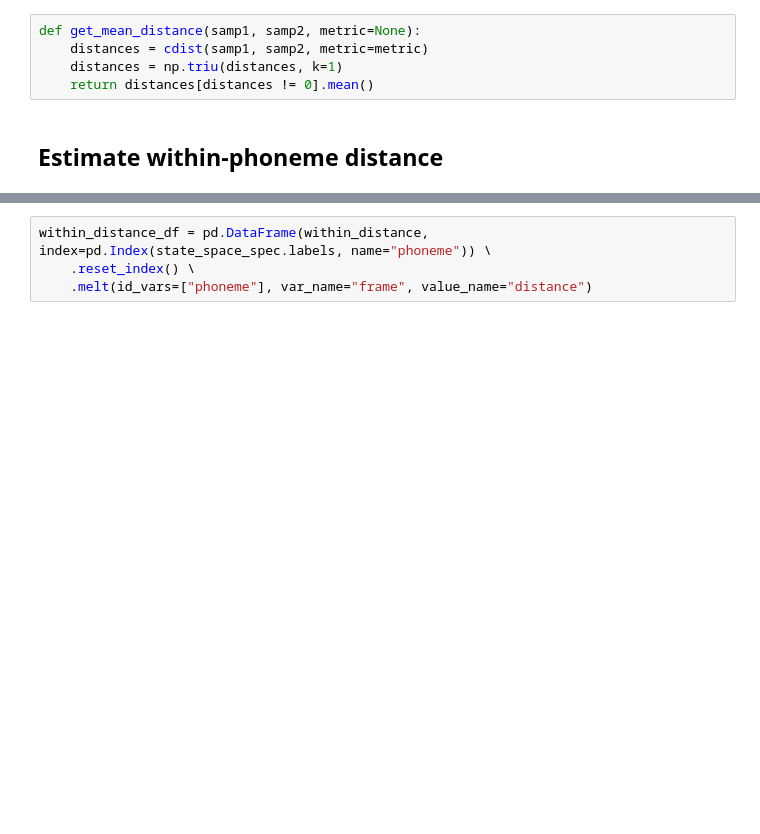
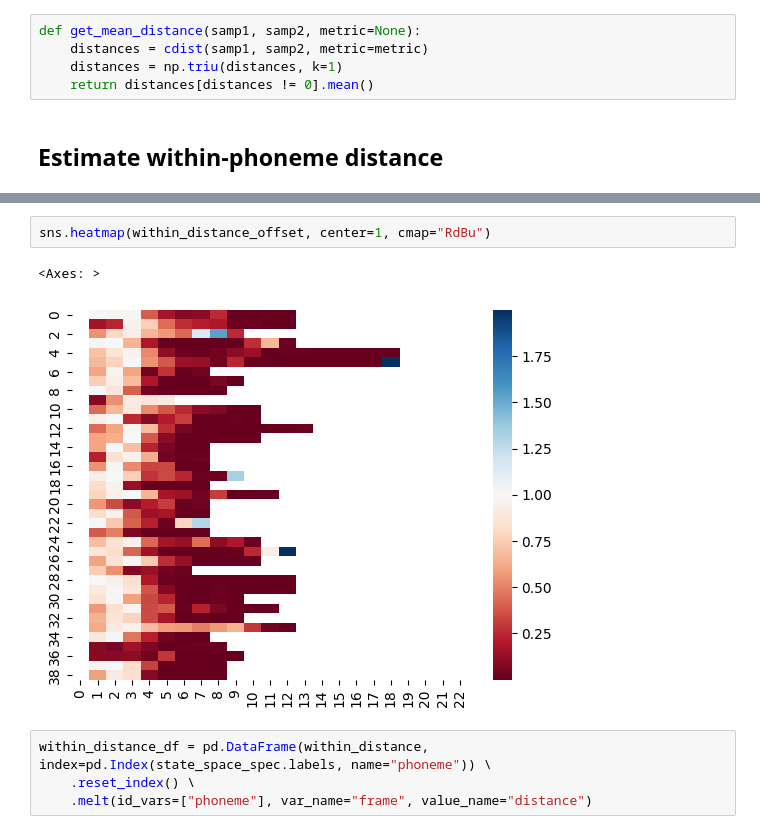
Before and after one commit to hans/ideal-word-representations, a Jupyter notebook: notebooks/phoneme_coherence.ipynb, the cells around one changed output, grey strips where cells are left out. Drawn from its saved outputs; the diff is of its cells as text; blank space fills up the shorter version.

```diff
--- a/notebooks/phoneme_coherence.ipynb
+++ b/notebooks/phoneme_coherence.ipynb
@@ -103,3 +100,8 @@ sns.heatmap(within_distance, center=1, cmap="RdBu")
+# %%
+sns.heatmap(within_distance_offset, center=1, cmap="RdBu")
+# %% [output]
+<Axes: >
+[figure, added]
 # %%
 within_distance_df = pd.DataFrame(within_distance, index=pd.Index(state_space_spec.labels, name="phoneme")) \
     .reset_index() \
```
Also changed, not shown: parts of 16 cells of this notebook.
